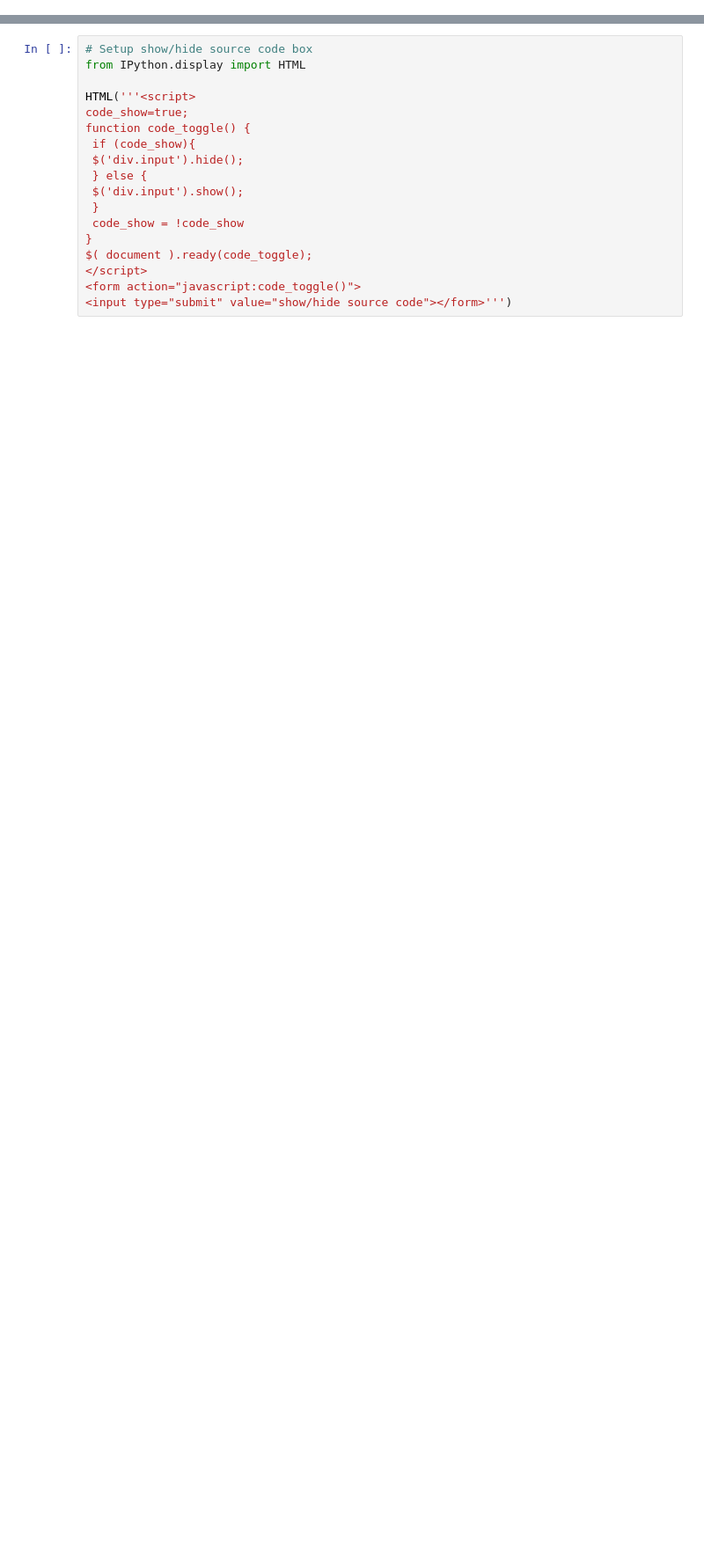
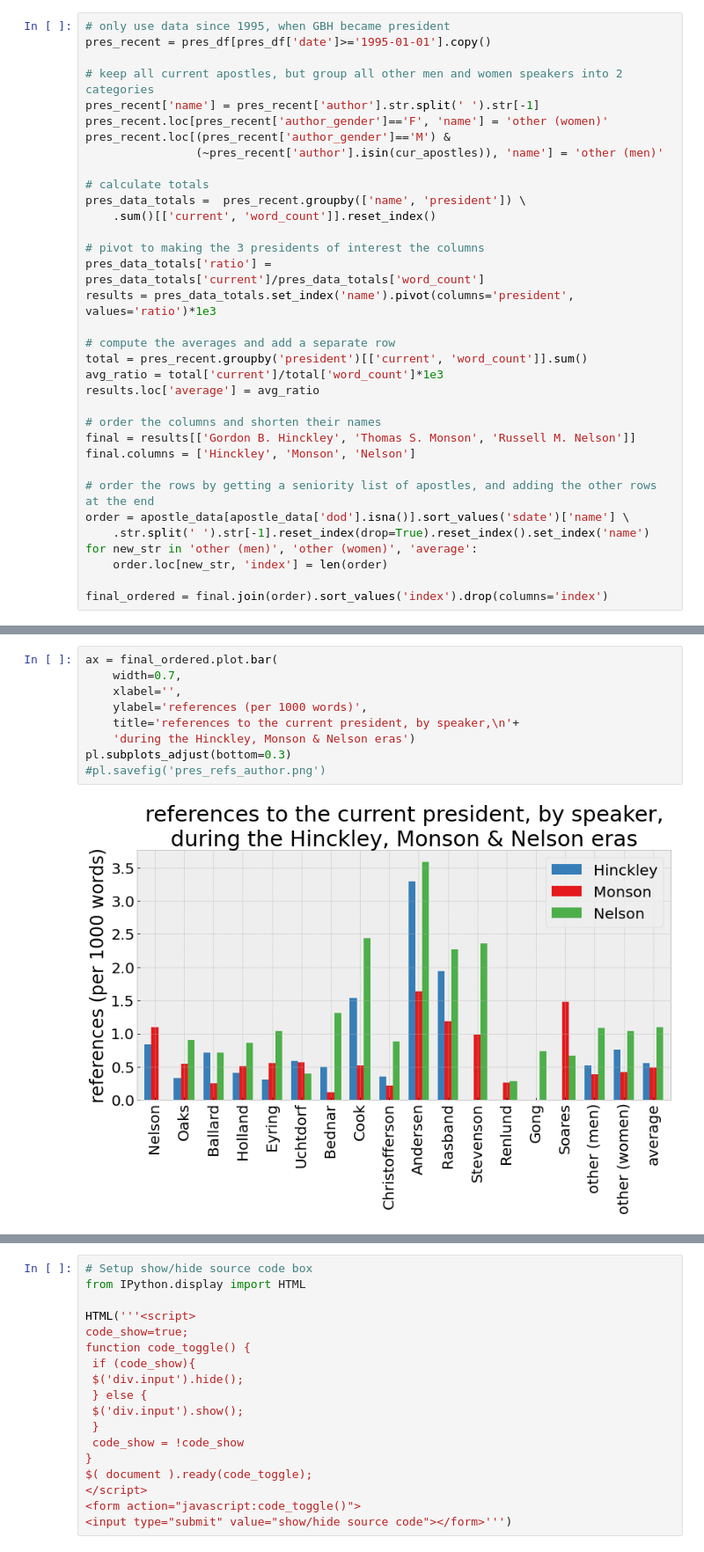
Before and after one commit to qhspencer/lds-data-analysis, a Jupyter notebook: Presidents.ipynb, the cells around one changed output, grey strips where cells are left out. Shown: that part at 88% size. Drawn from its saved outputs; the diff is of its cells as text; blank space fills up the shorter version.

```diff
--- a/Presidents.ipynb
+++ b/Presidents.ipynb
@@ -0,0 +65,34 @@
+# %%
+# only use data since 1995, when GBH became president
+pres_recent = pres_df[pres_df['date']>='1995-01-01'].copy()
+
+# keep all current apostles, but group all other men and women speakers into 2 categories
+pres_recent['name'] = pres_recent['author'].str.split(' ').str[-1]
+pres_recent.loc[pres_recent['author_gender']=='F', 'name'] = 'other (women)'
+pres_recent.loc[(pres_recent['author_gender']=='M') &
+                (~pres_recent['author'].isin(cur_apostles)), 'name'] = 'other (men)'
+
+# calculate totals
+pres_data_totals =  pres_recent.groupby(['name', 'president']) \
+    .sum()[['current', 'word_count']].reset_index()
+
+# pivot to making the 3 presidents of interest the columns
+pres_data_totals['ratio'] = pres_data_totals['current']/pres_data_totals['word_count']
+results = pres_data_totals.set_index('name').pivot(columns='president', values='ratio')*1e3
+
+# compute the averages and add a separate row
+total = pres_recent.groupby('president')[['current', 'word_count']].sum()
+avg_ratio = total['current']/total['word_count']*1e3
+results.loc['average'] = avg_ratio
+
+# order the columns and shorten their names
+final = results[['Gordon B. Hinckley', 'Thomas S. Monson', 'Russell M. Nelson']]
+final.columns = ['Hinckley', 'Monson', 'Nelson']
+
+# order the rows by getting a seniority list of apostles, and adding the other rows at the end
+order = apostle_data[apostle_data['dod'].isna()].sort_values('sdate')['name'] \
+    .str.split(' ').str[-1].reset_index(drop=True).reset_index().set_index('name')
+for new_str in 'other (men)', 'other (women)', 'average':
+    order.loc[new_str, 'index'] = len(order)
+
+final_ordered = final.join(order).sort_values('index').drop(columns='index')
@@ -0,0 +117,11 @@
+# %%
+ax = final_ordered.plot.bar(
+    width=0.7,
+    xlabel='',
+    ylabel='references (per 1000 words)',
+    title='references to the current president, by speaker,\n'+
+    'during the Hinckley, Monson & Nelson eras')
+pl.subplots_adjust(bottom=0.3)
+#pl.savefig('pres_refs_author.png')
+# %% [output]
+[figure, added]
```
Also changed, not shown: parts of 25 cells of this notebook, 4 other files.
